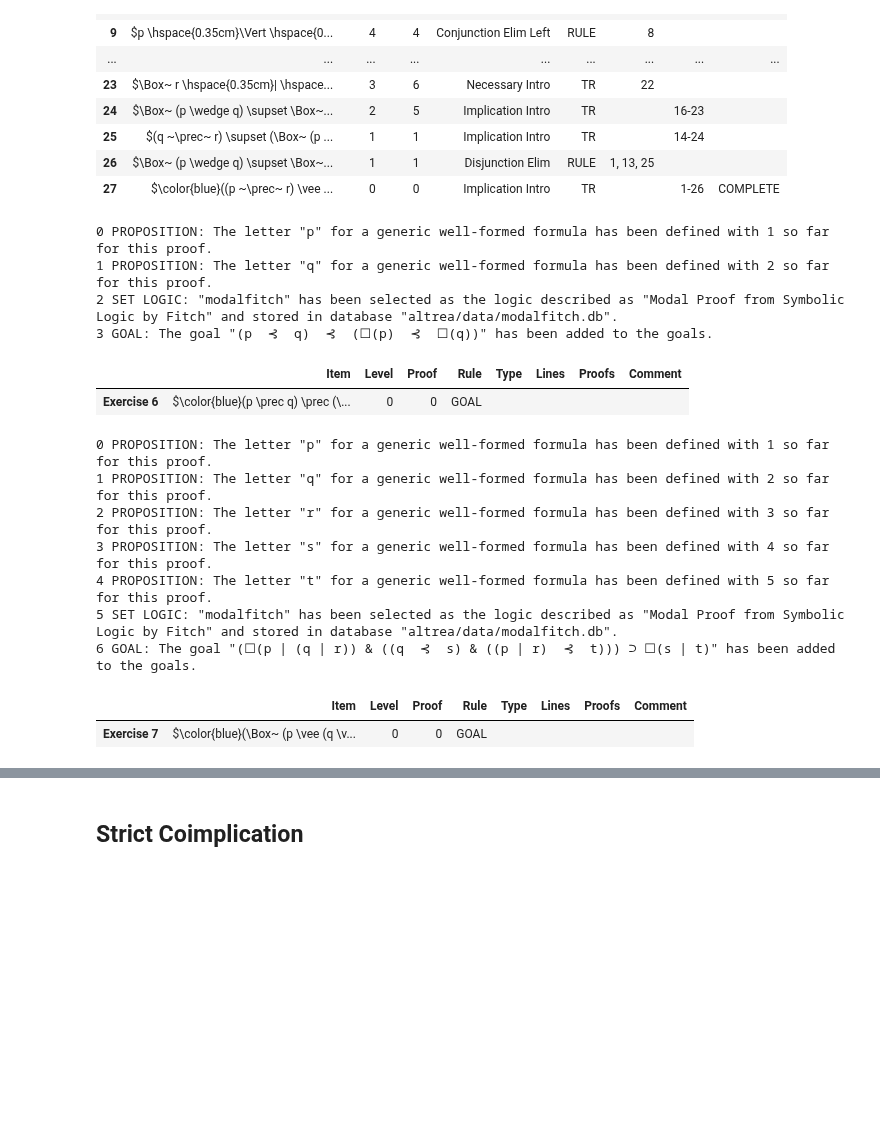
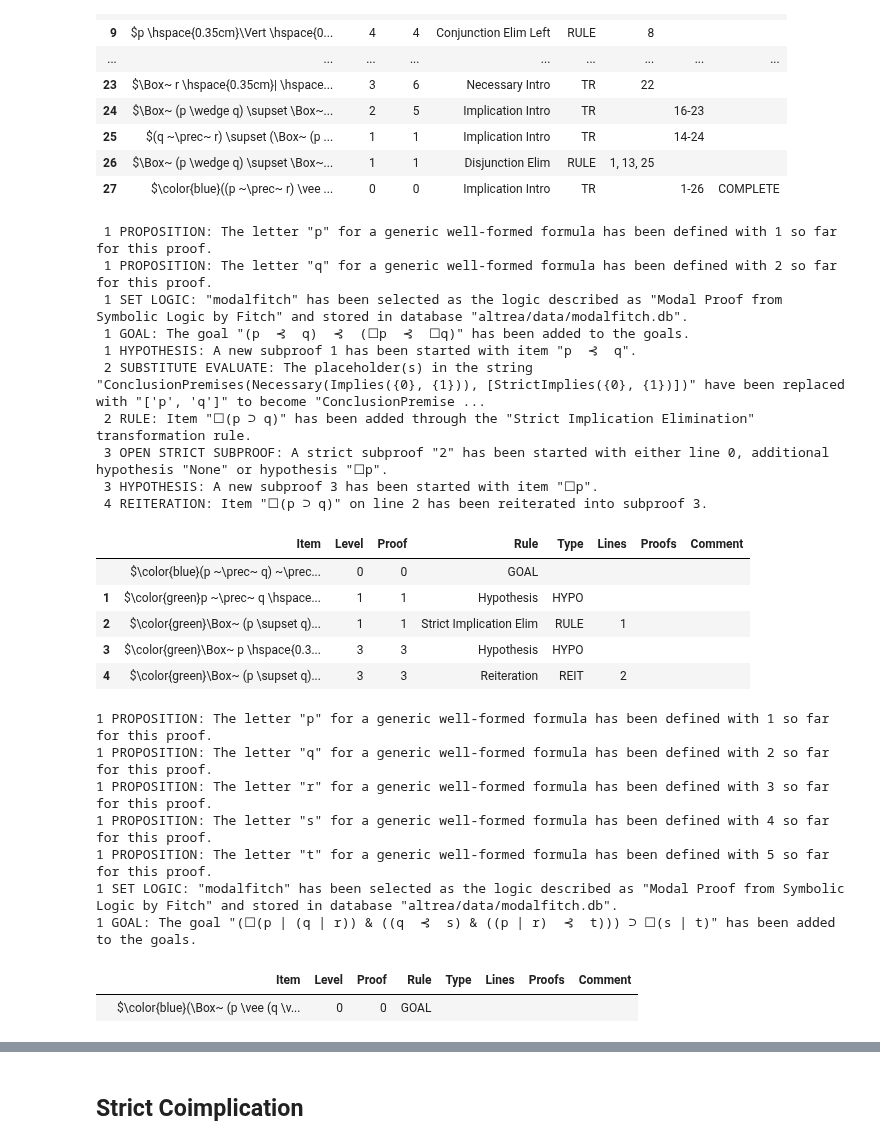
Before and after one commit to FrankHubeny/AltRea, a Jupyter notebook: modalfitch.ipynb, the cells around one changed output, grey strips where cells are left out. Saved outputs shown, nothing was run; the diff lists cells and outputs as text; code cells hidden in the pictures; blank space fills up the shorter version.

```diff
--- a/modalfitch.ipynb
+++ b/modalfitch.ipynb
@@ -76,6 +80,7 @@ rules = [
     (logic, 'disj elim r', 'ConclusionPremises({2}, [Or({0}, {1}), Implies({0}, Falsehood(And({3}, Not({3})))), Implies({1}, {2})])', 'Disjunction Elim Right', 'Disjunction Elimination Right'),
     (logic, "disj intro r", "ConclusionPremises(Or({0}, {1}), [{0}])", "Disjunction Intro Right", "Disjunction Introduction Right Side"),
     (logic, 'neg elim', 'ConclusionPremises(Falsehood(And({0}, Not({0}))), [{0}, Not({0})])', 'Negation Elim', 'Nenegation Elimination'),
+    (logic, "neg intro", "ConclusionPremises(Not({0}), [Implies({0}, Falsehood(And({1}, Not({1}))))])", "Negation Intro", "Negation Introduction"),
     (logic, 'pos intro', 'ConclusionPremises(Possibly({0}), [{0}])', 'Possibly Intro', 'Possibly Introduction'),
     (logic, 'testing', 'ConclusionPremises({0}, [{1}, {2}, {3}, {4}, {5}, {6}, {7}, {8}, {9}, {10}, {11}, {12}, {13}, {14}, {15}, {16}, {17}, {18}, {19}, {20}, {21}, {22}])', 'Testing', 'Testing Metavariables'),
 ]
@@ -1142,26 +1262,43 @@ display(ex5.thisproof())
 # %%
 # Exercise 6 from Chapter 11
 
 from IPython.display import display
 import pandas as pd
 pd.options.display.max_colwidth=500
 from altrea.wffs import Wff, Implies, Not, Or, And, Necessary, StrictImplies, Iff, StrictImplies
 from altrea.rules import Proof
+
 ex6 = Proof('ex6', 'Exercise 6', 'Exercise 6')
 p = ex6.proposition('p')
 q = ex6.proposition('q')
 ex6.setlogic('modalfitch')
+
 ex6.goal(StrictImplies(StrictImplies(p, q), StrictImplies(Necessary(p), Necessary(q))))
+
+ex6.hypothesis(ex6.item(0).left)
+ex6.rule("s imp elim", [p, q], [1])
+ex6.openstrictsubproof(hypothesis=Necessary(p))
+ex6.reiterate(2)
 
 ex6.displaylog()
 display(ex6.thisproof())
 # %% [output]
-0 PROPOSITION: The letter "p" for a generic well-formed formula has been defined with 1 so far for this proof.
-1 PROPOSITION: The letter "q" for a generic well-formed formula has been defined with 2 so far for this proof.
-2 SET LOGIC: "modalfitch" has been selected as the logic described as "Modal Proof from Symbolic Logic by Fitch" and stored in database "altrea/data/modalfitch.db".
-3 GOAL: The goal "(p  ⊰  q)  ⊰  (☐(p)  ⊰  ☐(q))" has been added to the goals.
+ 1 PROPOSITION: The letter "p" for a generic well-formed formula has been defined with 1 so far for this proof.
+ 1 PROPOSITION: The letter "q" for a generic well-formed formula has been defined with 2 so far for this proof.
+ 1 SET LOGIC: "modalfitch" has been selected as the logic described as "Modal Proof from Symbolic Logic by Fitch" and stored in database "altrea/data/modalfitch.db".
+ 1 GOAL: The goal "(p  ⊰  q)  ⊰  (☐p  ⊰  ☐q)" has been added to the goals.
+ 1 HYPOTHESIS: A new subproof 1 has been started with item "p  ⊰  q".
+ 2 SUBSTITUTE EVALUATE: The placeholder(s) in the string "ConclusionPremises(Necessary(Implies({0}, {1})), [StrictImplies({0}, {1})])" have been replaced with "['p', 'q']" to become "ConclusionPremise ...
+ 2 RULE: Item "☐(p ⊃ q)" has been added through the "Strict Implication Elimination" transformation rule.
+ 3 OPEN STRICT SUBPROOF: A strict subproof "2" has been started with either line 0, additional hypothesis "None" or hypothesis "☐p".
+ 3 HYPOTHESIS: A new subproof 3 has been started with item "☐p".
+ 4 REITERATION: Item "☐(p ⊃ q)" on line 2 has been reiterated into subproof 3.
 |  | Item | Level | Proof | Rule | Type | Lines | Proofs | Comment |
-| Exercise 6 | $\color{blue}(p \prec q) \prec (\... | 0 | 0 | GOAL |  |  |  |  |
+|  | $\color{blue}(p ~\prec~ q) ~\prec... | 0 | 0 | GOAL |  |  |  |  |
+| 1 | $\color{green}p ~\prec~ q \hspace... | 1 | 1 | Hypothesis | HYPO |  |  |  |
+| 2 | $\color{green}\Box~ (p \supset q)... | 1 | 1 | Strict Implication Elim | RULE | 1 |  |  |
+| 3 | $\color{green}\Box~ p \hspace{0.3... | 3 | 3 | Hypothesis | HYPO |  |  |  |
+| 4 | $\color{green}\Box~ (p \supset q)... | 3 | 3 | Reiteration | REIT | 2 |  |  |
 # %%
 # Exercise 7 from Chapter 11
 
@@ -1170,6 +1307,7 @@ import pandas as pd
 pd.options.display.max_colwidth=500
 from altrea.wffs import Wff, Implies, Not, Or, And, Necessary, StrictImplies, Iff, StrictImplies
 from altrea.rules import Proof
+
 ex7 = Proof('ex7', 'Exercise 7', 'Exercise 7')
 p = ex7.proposition('p')
 q = ex7.proposition('q')
@@ -1177,6 +1315,7 @@ r = ex7.proposition('r')
 s = ex7.proposition('s')
 t = ex7.proposition('t')
 ex7.setlogic('modalfitch')
+
 c1 = Necessary(Or(p, Or(q, r)))
 c2 = StrictImplies(q, s)
 c3 = StrictImplies(Or(p, r), t)
@@ -1186,15 +1325,15 @@ ex7.goal(Implies(ctotal, Necessary(Or(s, t))))
 ex7.displaylog()
 display(ex7.thisproof())
 # %% [output]
-0 PROPOSITION: The letter "p" for a generic well-formed formula has been defined with 1 so far for this proof.
+1 PROPOSITION: The letter "p" for a generic well-formed formula has been defined with 1 so far for this proof.
 1 PROPOSITION: The letter "q" for a generic well-formed formula has been defined with 2 so far for this proof.
-2 PROPOSITION: The letter "r" for a generic well-formed formula has been defined with 3 so far for this proof.
-3 PROPOSITION: The letter "s" for a generic well-formed formula has been defined with 4 so far for this proof.
-4 PROPOSITION: The letter "t" for a generic well-formed formula has been defined with 5 so far for this proof.
-5 SET LOGIC: "modalfitch" has been selected as the logic described as "Modal Proof from Symbolic Logic by Fitch" and stored in database "altrea/data/modalfitch.db".
-6 GOAL: The goal "(☐(p | (q | r)) & ((q  ⊰  s) & ((p | r)  ⊰  t))) ⊃ ☐(s | t)" has been added to the goals.
+1 PROPOSITION: The letter "r" for a generic well-formed formula has been defined with 3 so far for this proof.
+1 PROPOSITION: The letter "s" for a generic well-formed formula has been defined with 4 so far for this proof.
+1 PROPOSITION: The letter "t" for a generic well-formed formula has been defined with 5 so far for this proof.
+1 SET LOGIC: "modalfitch" has been selected as the logic described as "Modal Proof from Symbolic Logic by Fitch" and stored in database "altrea/data/modalfitch.db".
+1 GOAL: The goal "(☐(p | (q | r)) & ((q  ⊰  s) & ((p | r)  ⊰  t))) ⊃ ☐(s | t)" has been added to the goals.
 |  | Item | Level | Proof | Rule | Type | Lines | Proofs | Comment |
-| Exercise 7 | $\color{blue}(\Box~ (p \vee (q \v... | 0 | 0 | GOAL |  |  |  |  |
+|  | $\color{blue}(\Box~ (p \vee (q \v... | 0 | 0 | GOAL |  |  |  |  |
 # %%
 # Exercise 8 from Chapter 11
 
```
Also changed, not shown: parts of 59 cells of this notebook, 9 other files.
